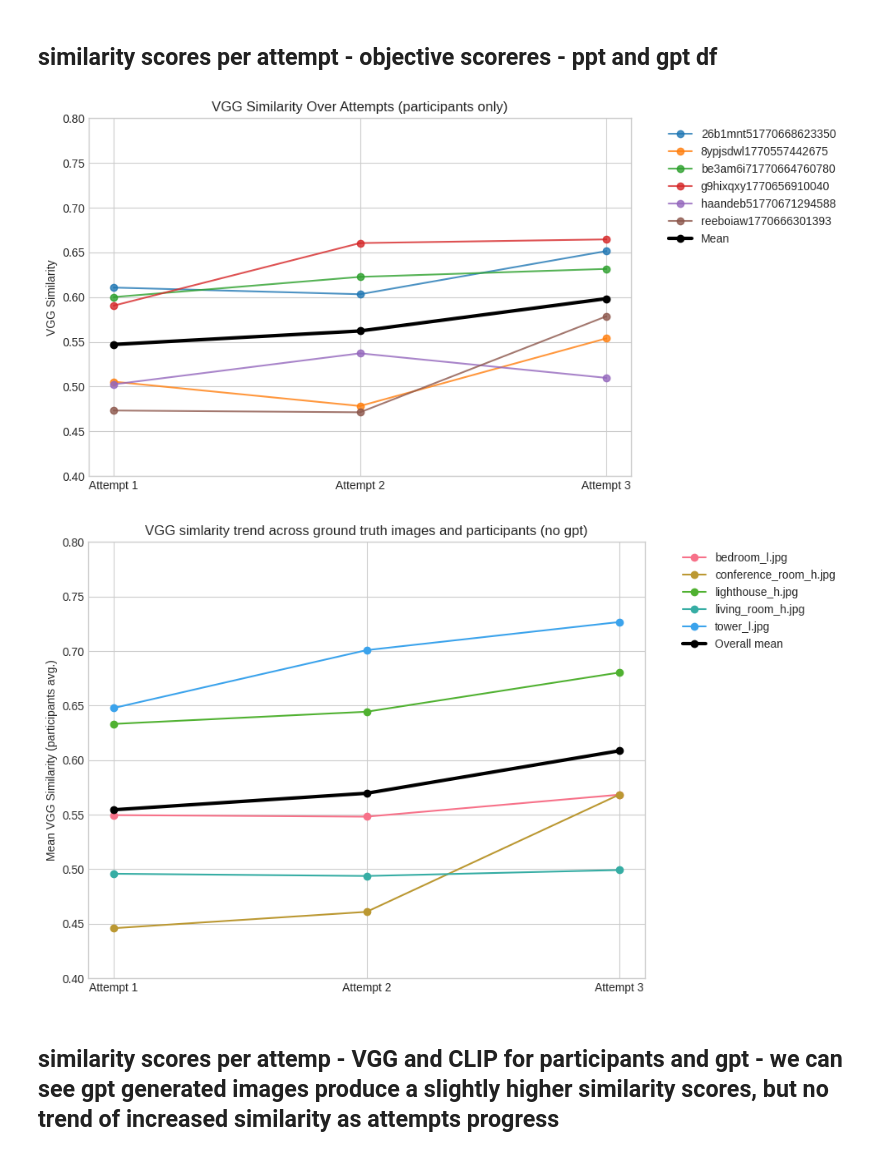
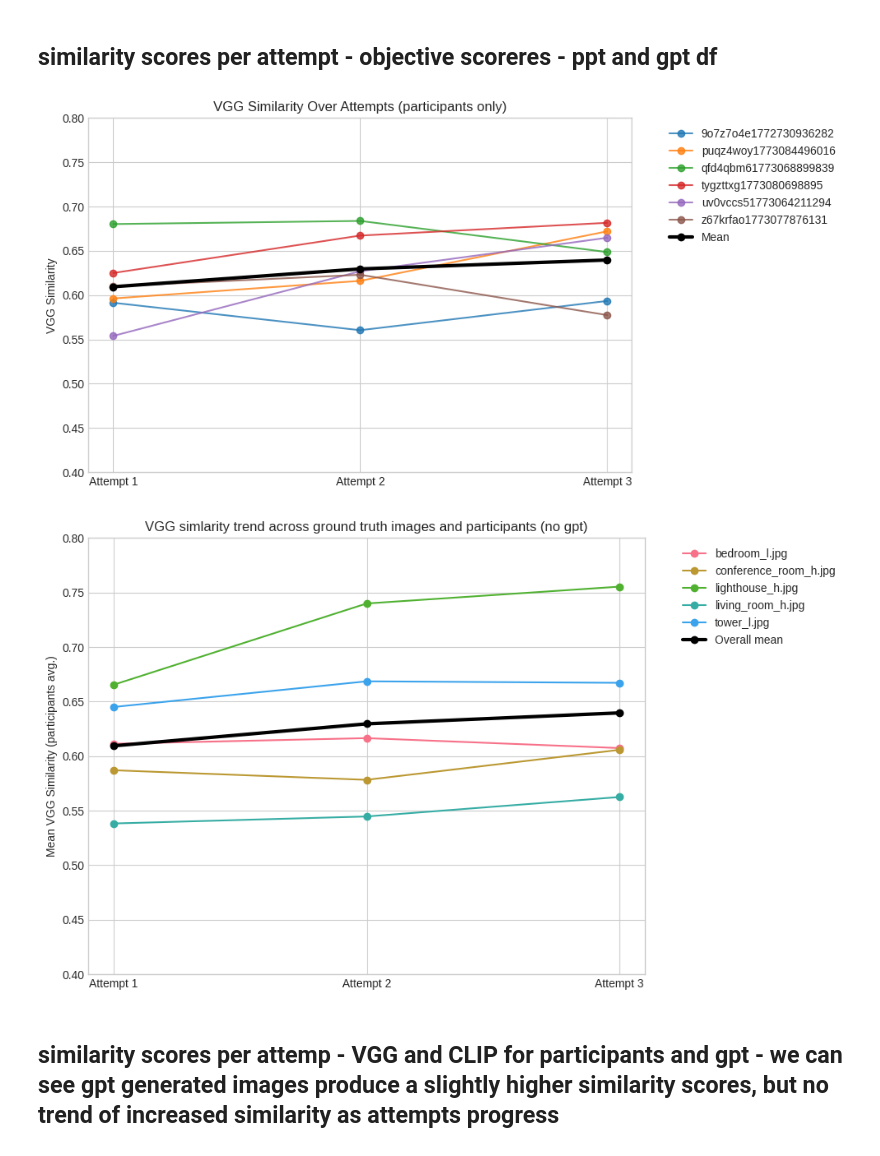
Before and after one commit to AnatKordon/Imagination_in_translation, a Jupyter notebook: analysis/plotting.ipynb, the cells around one changed output. Cells and saved outputs as stored; diff of their text form; code cells hidden in the pictures.

```diff
--- a/analysis/plotting.ipynb
+++ b/analysis/plotting.ipynb
@@ -30,10 +30,10 @@ graphs_path.mkdir(parents=True, exist_ok=True)
 ### memory df !!!!!!!!! ###
 df = pd.read_csv(processed_dir / "ppt_w_gpt_w_similarity_trials.csv").copy() # "/mnt/hdd/anatkorol/Imagination_in_translation/Data/processed_data/08092025_pilot/participants_log_cleaned_pilot_08092025_shuffled_with_distances_and_alignment_pilot_08092025_.csv")
 df['prompt_word_len'] = df['prompt'].apply(lambda x: len(str(x).split()))
-df = df[['uid', 'gt', 'gt_corrected', 'session', 'attempt', 'prompt', 'gen', 'subjective_score','clip_cosine_distance', 'vgg_fc7_distance', 'clip_vis_text_similarity', 'token_num', 'prompt_word_len']].copy() # add 'prompt_word_len', 'token_num if needed
+df = df[['uid', 'gt', 'session', 'attempt', 'prompt', 'gen', 'subjective_score','clip_cosine_distance', 'vgg_fc7_distance', 'clip_vis_text_similarity', 'token_num', 'prompt_word_len']].copy() # add 'prompt_word_len', 'token_num if needed
 # return df_ppt and df_gpt when testing on other diffusion models
-df_ok = df[df['gt_corrected'].notna()].copy()
-df = df_ok
+# df_ok = df[df['gt_corrected'].notna()].copy()
+# df = df_ok
 df_ppt = df[df['uid'] != 'gpt-5'].copy()
 df_gpt = df[df['uid'] == 'gpt-5'].copy()
 
@@ -371,7 +364,7 @@ plt.show()
 maybe this can tell us if some images are harder then others and will consistly rsults in a generated image that is not very similar to the ground truth
 # %%
 # 1) Mean subjective score per GT per attempt (averaging across participants)
-gt_name = 'gt_corrected' # note to change that if needing just gt
+gt_name = 'gt' # note to change that if needing just gt, 'gt_corrected'
 df_gt = (
     df_ppt
     .groupby([gt_name, "attempt"], as_index=False)["subjective_score"]
@@ -438,33 +431,33 @@ plt.ylim(0.4, 0.8)
 plt.savefig(graphs_path / "vgg_similarity_over_attempts_per_participant.png", dpi=500, bbox_inches="tight")
 plt.show()
 # %% [output]
-[figure, old version]
+[figure, new version]
 # %%
 # 1) Mean subjective score per GT per attempt (averaging across participants)
-gt_name = "gt_corrected" # note to change that if needing just gt
+gt_name = "gt" # note to change that if needing just gt, "gt_corrected"
 df_gt = (
     df_ppt
     .groupby([gt_name, "attempt"], as_index=False)["vgg_similarity"]
     .mean()
     .rename(columns={"vgg_similarity": "mean_score"})
 )
 plt.figure(figsize=(10,6))
 for gt, sub in df_gt.groupby(gt_name):
     plt.plot(sub["attempt"], sub["mean_score"], marker="o", lw=1.5, label=gt)
 
 plt.plot(df_gt.groupby("attempt")["mean_score"].mean(),
          marker="o", color="black", lw=3, label="Overall mean")
 
 plt.xticks([1,2,3], ["Attempt 1","Attempt 2","Attempt 3"])
 plt.ylabel("Mean VGG Similarity (participants avg.)")
 plt.title("VGG simlarity trend across ground truth images and participants (no gpt)")
 plt.legend(bbox_to_anchor=(1.05,1), loc="upper left")
 plt.tight_layout()
 plt.ylim(0.4, 0.8)
 plt.savefig(graphs_path / "vgg_similarity_trend_across_gt_and_participants.png", dpi=500, bbox_inches="tight")
 plt.show()
 # %% [output]
-[figure, old version]
+[figure, new version]
 # %% [markdown]
 ## similarity scores per attemp - VGG and CLIP for participants and gpt - we can see gpt generated images produce a slightly higher similarity scores, but no trend of increased similarity as attempts progress
 # %%
```
Also changed, not shown: parts of 16 cells of this notebook, 9 other files.
